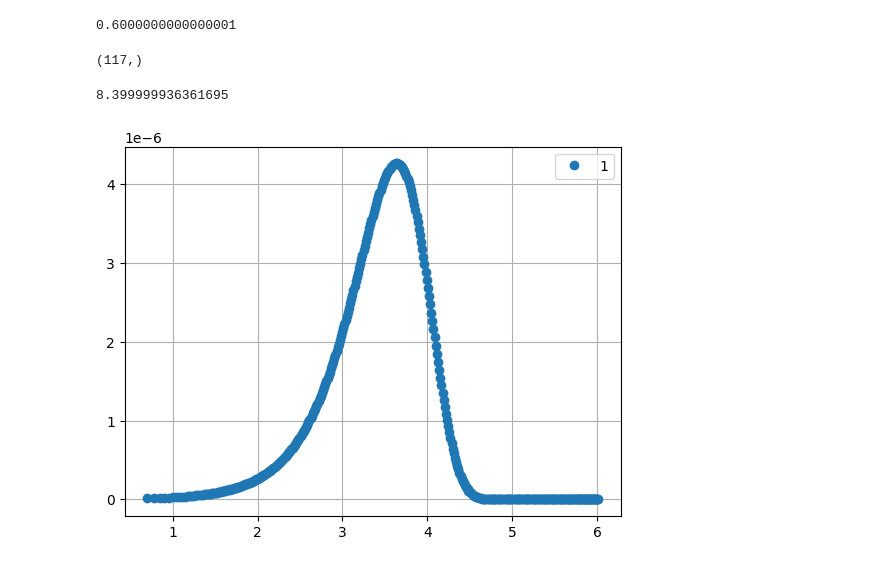
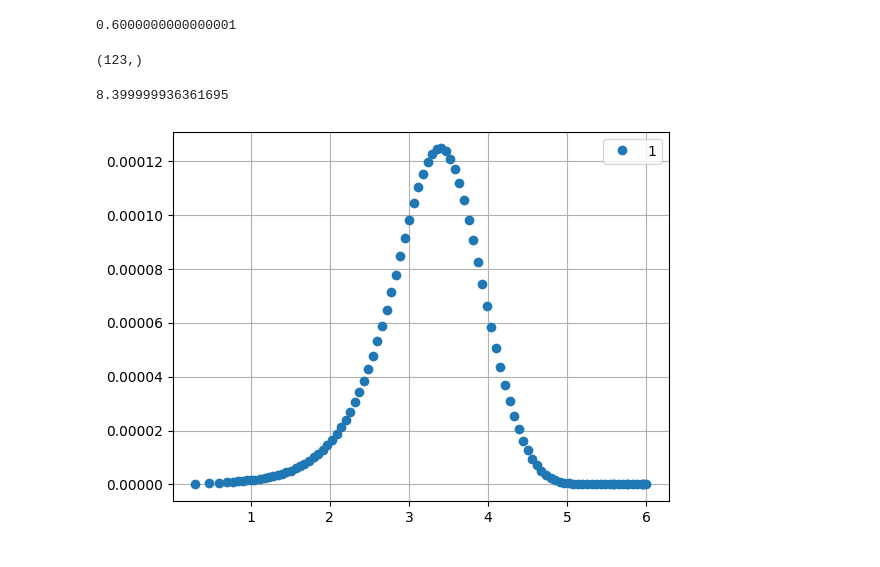
Before and after one commit to NicolasHeredia/KR_method, a Jupyter notebook: kr_first_test.ipynb, the cells around one changed output. Cells and saved outputs as stored; diff of their text form; code cells hidden in the pictures.

Commit message:
pase a funciones para mejorarlo

```diff
--- a/kr_first_test.ipynb
+++ b/kr_first_test.ipynb
@@ -57,6 +31,5 @@ def log_scale_integers(n, min_val, max_val):
 # %%
-n = log_scale_integers(400, 5, 1_000_000)
-n = np.append(n, [1000200, 1030000])
+n = log_points(100, 2, 1_000_000)
 print(n.shape)
 
 # Crear un array con 400 elementos para b de propagación
@@ -75,8 +48,8 @@ def balances_KR(t, y):
     mu_0 = y[2]
     mu_1 = y[3]
     mu_2 = y[4]
-    Nrd = y[5:405]  # Radicales
-    Npd = y[405:805]  # Polímeros
+    Nrd = y[5:105]  # Radicales
+    Npd = y[105:205]  # Polímeros
 
     # Cálculo de momentos de los radicales
     L0 = lambda_0(I)
@@ -93,7 +66,7 @@ def balances_KR(t, y):
     dNrdt = np.zeros_like(Nrd)
     dNpdt = np.zeros_like(Npd)
 
-    # Para los radicales usando QSSA
+    #
     for idx in range(len(Nrd)):
         if idx == 0:
             dNrdt[idx] = (- (kfm * M + ktd * L0 + kfp * mu_1) * Nrd[idx]
@@ -113,7 +86,7 @@ def balances_KR(t, y):
     # Concatenación de derivadas
     return np.concatenate(([dIdt, dMdt, dmu_0dt, dmu_1dt, dmu_2dt], dNrdt, dNpdt))
 # %%
-y0 = np.zeros(805)
+y0 = np.zeros(205)
 y0[0] = I0
 y0[1] = M0
 
@@ -169,19 +122,19 @@ array([0.00000000e+00, 0.00000000e+00, 0.00000000e+00, 0.00000000e+00,
 # %%
 sol.t.shape
 # %% [output]
-(117,)
+(123,)
 # %%
 nlog = np.log10(n)
-pn1 = sol.y[405:805, 70] / (1/b_p)
+pn1 = sol.y[105:205, 100] / (1/b_p)
 
 pn1n = np.multiply(pn1, n)
 
 plt.plot(nlog, pn1n, 'o', label='1')
 plt.grid()
 plt.legend()
 
 sol.y[1][7]
 # %% [output]
 8.399999936361695
-[figure, old version]
+[figure, new version]
 # %%
```
Also changed, not shown: parts of 6 cells of this notebook, 4 other files.
